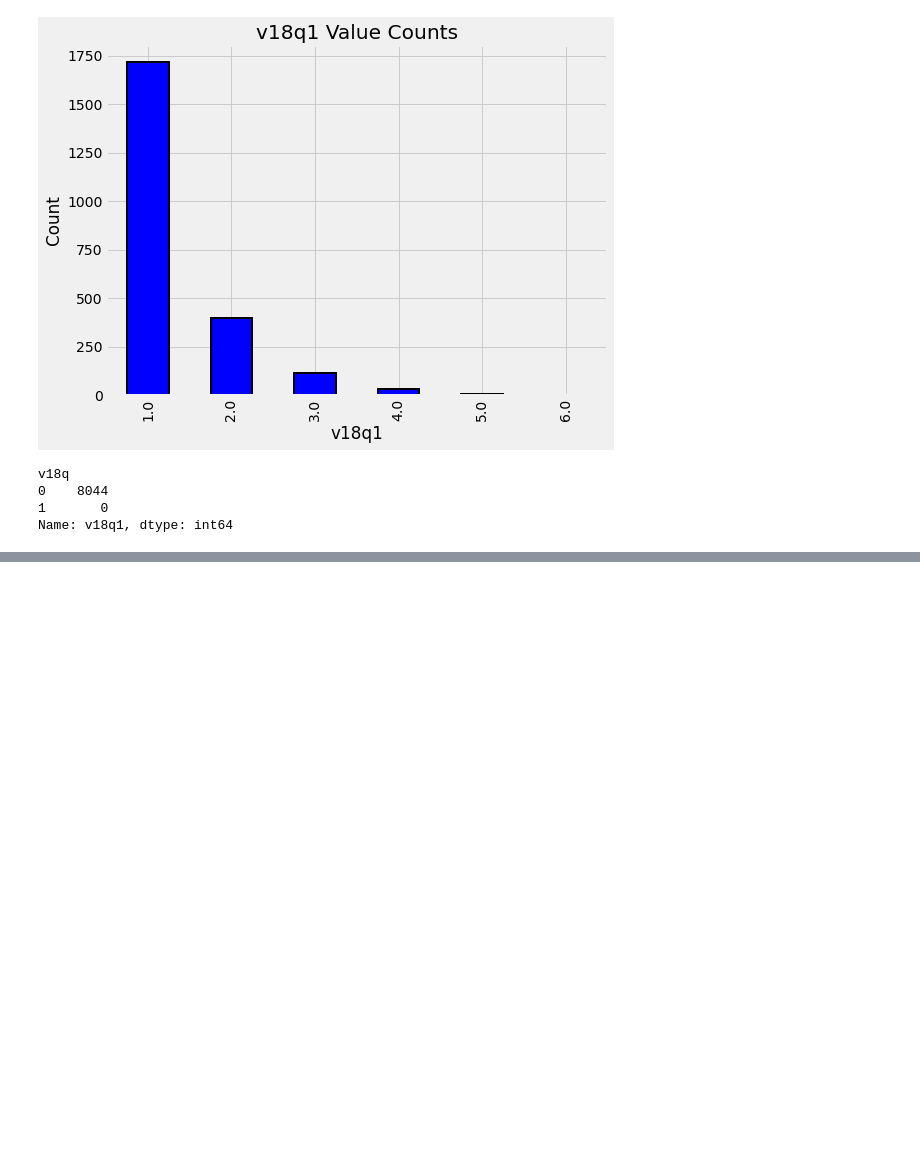
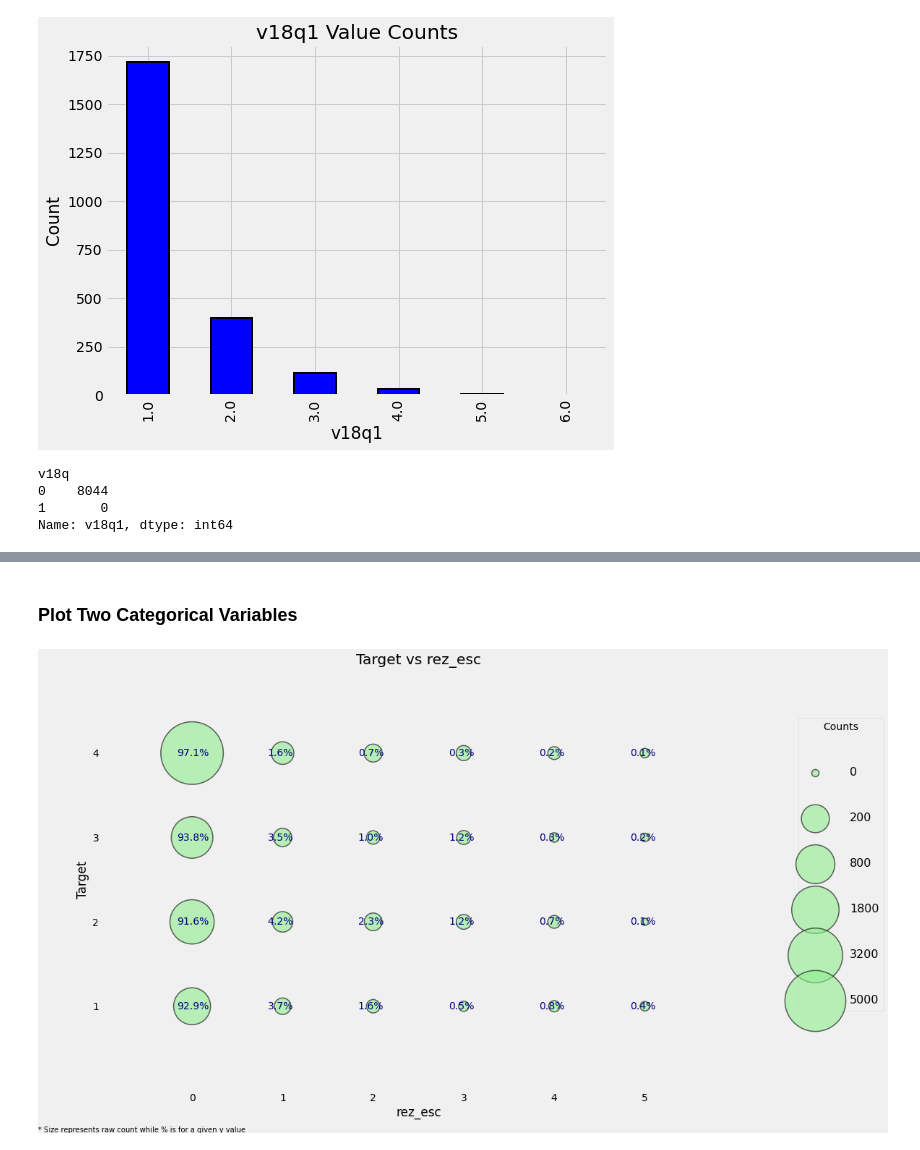
Before and after one commit to sinjy1203/kaggle_studying, a Jupyter notebook: Household_Poverty_1.ipynb, the cells around one changed output, grey strips where cells are left out. Drawn from its saved outputs; the diff is of its cells as text; code cells hidden in the pictures; blank space fills up the shorter version.

```diff
--- a/Household_Poverty_1.ipynb
+++ b/Household_Poverty_1.ipynb
@@ -244,0 +285,8 @@ data.loc[data['v2a1'].isnull(), own_variables].sum().plot.bar(
+# %%
+data.loc[((data['age'] > 19) | (data['age'] < 7)) & (data['rez_esc'].isnull()), 'rez_esc'] = 0
+
+data['rez_esc-missing'] = data['rez_esc'].isnull()
+# %%
+data.loc[data['rez_esc'] > 5, 'rez_esc'] = 5
+# %% [markdown]
+### Plot Two Categorical Variables
@@ -244,0 +337,4 @@ data.loc[data['v2a1'].isnull(), own_variables].sum().plot.bar(
+# %%
+plot_categoricals('rez_esc', 'Target', data)
+# %% [output]
+[figure, added]
```
Also changed, not shown: parts of 76 cells of this notebook.
